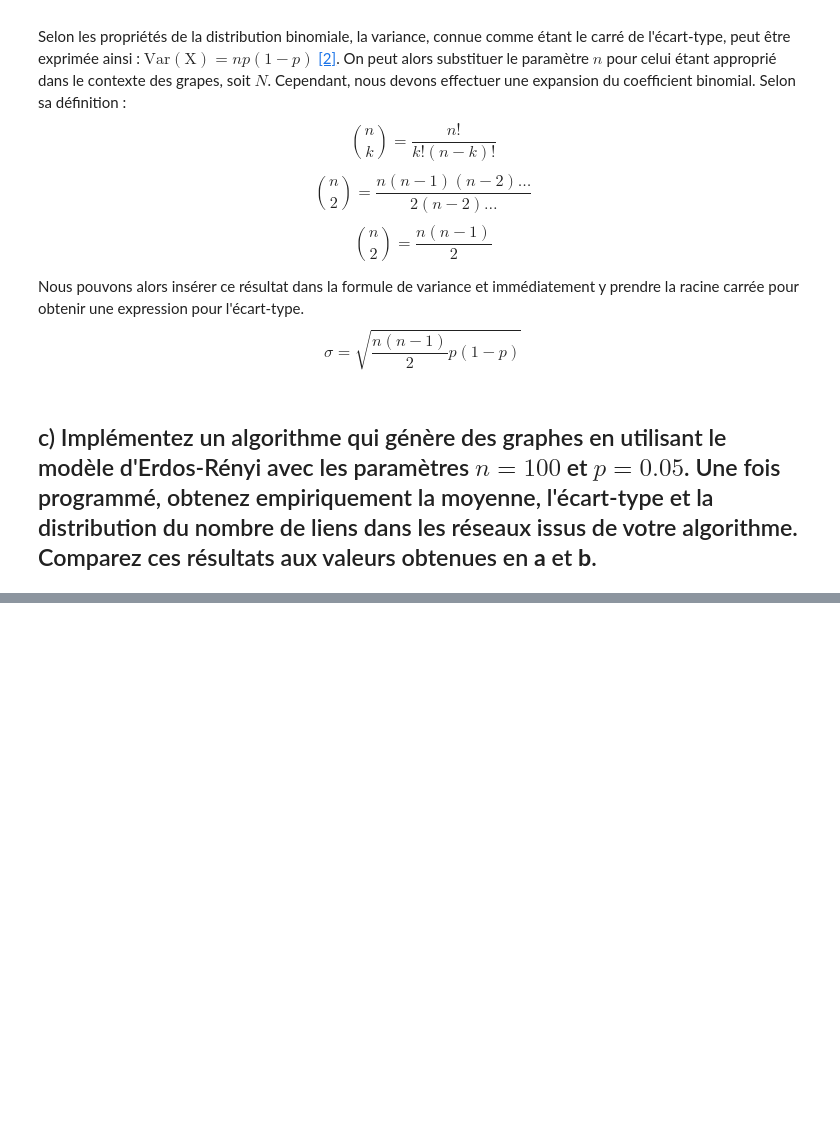
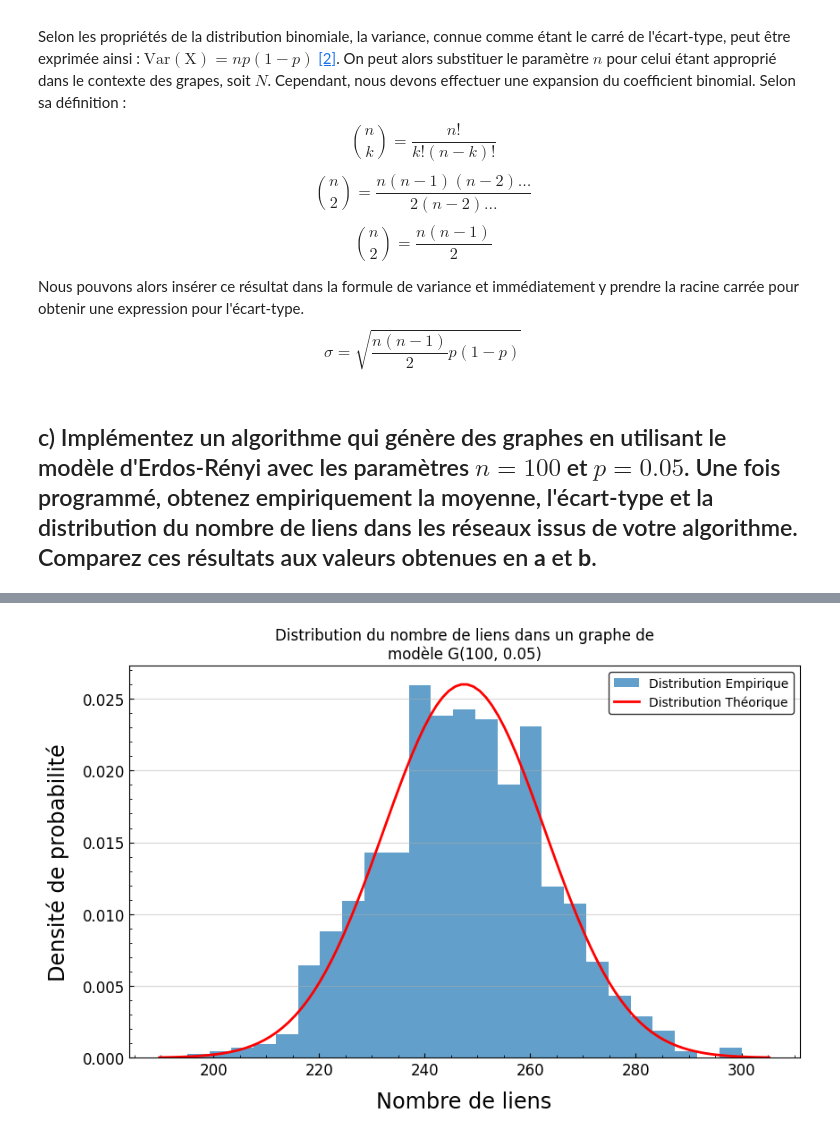
Before and after one commit to Antetokounpo/PhysNum-TP, a Jupyter notebook: TP4/TP4_FrancoisBedard_ThomasDesmarais_AntoineReid.ipynb, the cells around one changed output, grey strips where cells are left out. Drawn from its saved outputs; the diff is of its cells as text; code cells hidden in the pictures; blank space fills up the shorter version.

```diff
--- a/TP4/TP4_FrancoisBedard_ThomasDesmarais_AntoineReid.ipynb
+++ b/TP4/TP4_FrancoisBedard_ThomasDesmarais_AntoineReid.ipynb
@@ -241,0 +247,5 @@ $$\boxed{\sigma=\sqrt{\frac{n(n-1)}{2}p(1-p)}}$$
+# %%
+import numpy as np
+import matplotlib.pyplot as plt
+from scipy.stats import norm
+plt.style.use('https://raw.githubusercontent.com/dccote/Enseignement/master/SRC/dccote-basic.mplstyle')
@@ -241,0 +297,15 @@ $$\boxed{\sigma=\sqrt{\frac{n(n-1)}{2}p(1-p)}}$$
+# %%
+n = 100
+p = 0.05
+trials = 1000
+edges = []
+print(f"Génération de {trials} simulations du modèle G({n}, {p})")
+for _ in range(trials):
+    graph = randomGraph(n, p)
+    edge = countEdges(graph)
+    edges.append(edge)
+
+moy_emp, std_emp = np.mean(edges), np.std(edges)
+print("\n--- Résultats empiriques ---")
+print(f"Nombre moyen de liens par graphe : {moy_emp:.2f}"
+      f"\nÉcart-type du nombre de liens : {std_emp:.2f}")
@@ -241,0 +320,12 @@ $$\boxed{\sigma=\sqrt{\frac{n(n-1)}{2}p(1-p)}}$$
+# %%
+liens_max = n * (n - 1) / 2
+moy_th = liens_max * p
+var_th = liens_max * p * (1-p)
+std_th = np.sqrt(var_th)
+
+print("--- Résultats théoriques ---")
+print(f"Nombre moyen de liens par graphe : {moy_th:.2f}"
+      f"\nÉcart-type du nombre de liens : {std_th:.2f}")
+print("\n--- Comparaison ---")
+print(f"Différence entre les valeurs moyennes empiriques et théorique : {abs(moy_emp-moy_th)/moy_th:.2f} %")
+print(f"Différence entre les écart-types empiriques et théorique : {abs(std_emp-std_th)/std_th:.2f} %")
@@ -241,0 +340,15 @@ $$\boxed{\sigma=\sqrt{\frac{n(n-1)}{2}p(1-p)}}$$
+# %%
+plt.figure(figsize=(10,6))
+plt.hist(edges, bins="auto", density=True, alpha=0.7, label="Distribution Empirique") # on affiche la distribution du nombre de liens des 1000 graphes
+xmin, xmax = plt.xlim()
+x = np.linspace(xmin, xmax, 100)
+pdf = norm.pdf(x, moy_th, std_th)
+plt.plot(x, pdf, "r-", lw=2, label="Distribution Théorique")
+plt.title(f"Distribution du nombre de liens dans un graphe de\nmodèle G({n}, {p})")
+plt.xlabel("Nombre de liens")
+plt.ylabel("Densité de probabilité")
+plt.grid(axis="y", alpha=0.5)
+plt.legend()
+plt.show()
+# %% [output]
+[figure, added]
```
Also changed, not shown: parts of 8 cells of this notebook, 1 other file.
